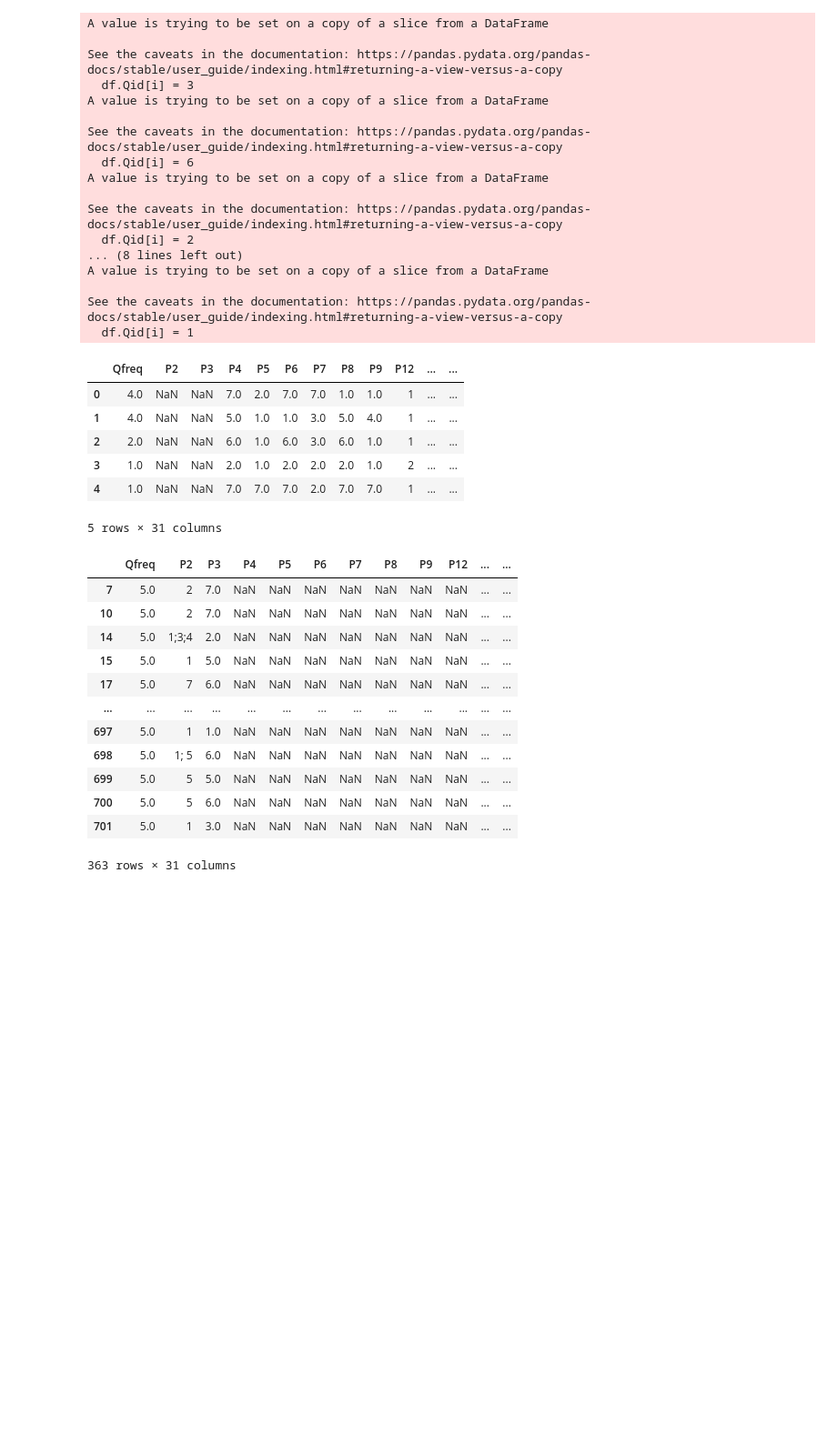
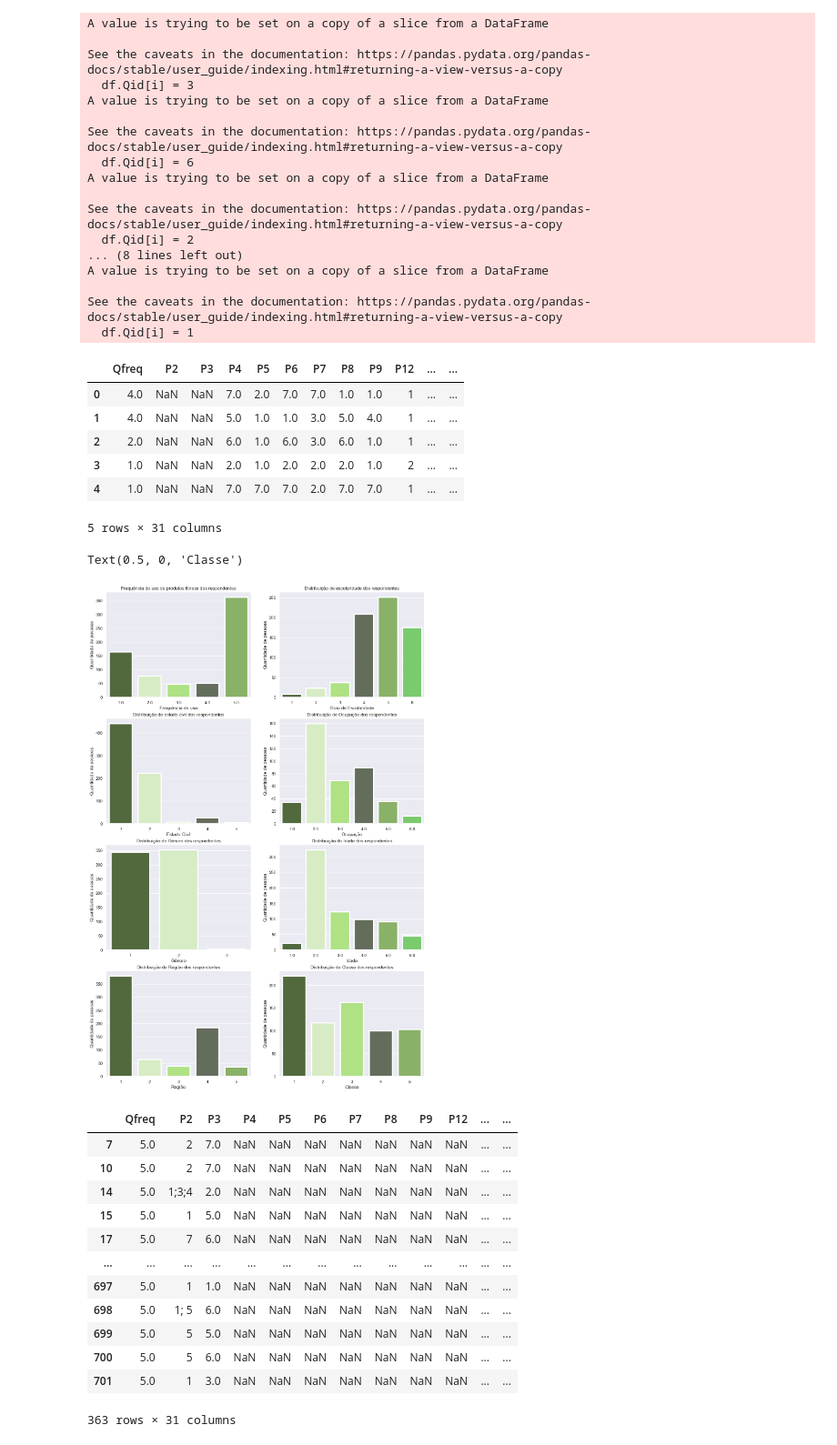
Before and after one commit to enzojunq/Base-de-dados, a Jupyter notebook: base.ipynb, the cells around one changed output. Shown at 91% size. Saved outputs shown, nothing was run; the diff lists cells and outputs as text; code cells hidden in the pictures; blank space fills up the shorter version.

```diff
--- a/base.ipynb
+++ b/base.ipynb
@@ -145,6 +145,59 @@ df.head()
 | 3 | 1.0 | NaN | NaN | 2.0 | 1.0 | 2.0 | 2.0 | 2.0 | 1.0 | 2 | ... | ... |
 | 4 | 1.0 | NaN | NaN | 7.0 | 7.0 | 7.0 | 2.0 | 7.0 | 7.0 | 1 | ... | ... |
 5 rows × 31 columns
+# %%
+faixa= range(1,8,1)
+plt.figure(figsize=(15,35))
+plt.subplot(621)
+sns.countplot(data= df, x="Qfreq", palette = ["#527037", "#D7F2BF", "#AEF076","#647059","#89BD5C","#6ED95F"], lw=3)
+plt.title('Frequência de uso de produtos fitness dos respondentes')
+plt.ylabel('Quantidade de pessoas')
+plt.xlabel('Frequência de uso')
+
+plt.subplot(622)
+sns.countplot(data= df, x="Qesc", palette = ["#527037", "#D7F2BF", "#AEF076","#647059","#89BD5C","#6ED95F"], lw=3)
+plt.title('Distribuição de escolaridade dos respondentes')
+plt.ylabel('Quantidade de pessoas')
+plt.xlabel('Grau de Escolaridade')
+
+plt.subplot(623)
+sns.countplot(data= df, x="Qciv", palette = ["#527037", "#D7F2BF", "#AEF076","#647059","#89BD5C","#6ED95F"], lw=3)
+plt.title('Distribuição de estado civil dos respondentes')
+plt.ylabel('Quantidade de pessoas')
+plt.xlabel('Estado Civil')
+
+plt.subplot(624)
+sns.countplot(data= df, x="Qocup", palette = ["#527037", "#D7F2BF", "#AEF076","#647059","#89BD5C","#6ED95F"], lw=3)
+plt.title('Distribuição de Ocupação dos respondentes')
+plt.ylabel('Quantidade de pessoas')
+plt.xlabel('Ocupação')
+
+plt.subplot(625)
+sns.countplot(data= df, x="Qgen", palette = ["#527037", "#D7F2BF", "#AEF076","#647059","#89BD5C","#6ED95F"], lw=3)
+plt.title('Distribuição de Gênero dos respondentes')
+plt.ylabel('Quantidade de pessoas')
+plt.xlabel('Gênero')
+
+plt.subplot(626)
+sns.countplot(data= df, x="Qid", palette = ["#527037", "#D7F2BF", "#AEF076","#647059","#89BD5C","#6ED95F"], lw=3)
+plt.title('Distribuição de Idade dos respondentes')
+plt.ylabel('Quantidade de pessoas')
+plt.xlabel('Idade')
+
+plt.subplot(627)
+sns.countplot(data= df, x="Qreg", palette = ["#527037", "#D7F2BF", "#AEF076","#647059","#89BD5C","#6ED95F"], lw=3)
+plt.title('Distribuição de Regiáo dos respondentes')
+plt.ylabel('Quantidade de pessoas')
+plt.xlabel('Região')
+
+plt.subplot(628)
+sns.countplot(data= df, x="Qclasse", palette = ["#527037", "#D7F2BF", "#AEF076","#647059","#89BD5C","#6ED95F"], lw=3)
+plt.title('Distribuição de Classe dos respondentes')
+plt.ylabel('Quantidade de pessoas')
+plt.xlabel('Classe')
+# %% [output]
+Text(0.5, 0, 'Classe')
+[figure, added]
 # %%
 df_naousa = df[df.Qfreq==5]
 
```
Also changed, not shown: parts of 6 cells of this notebook.
